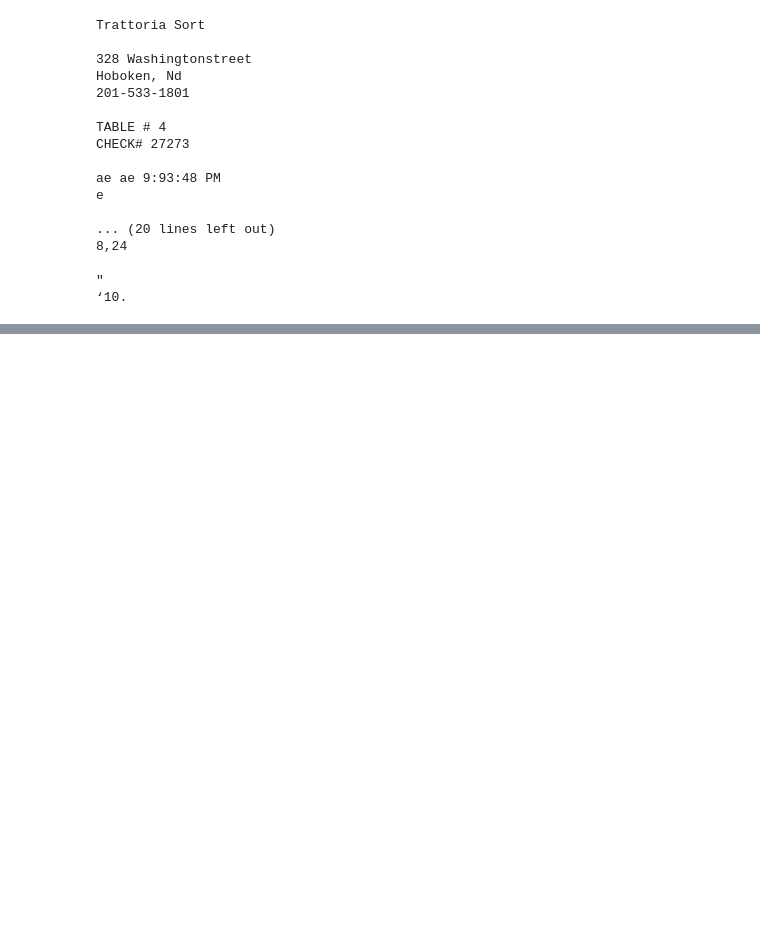
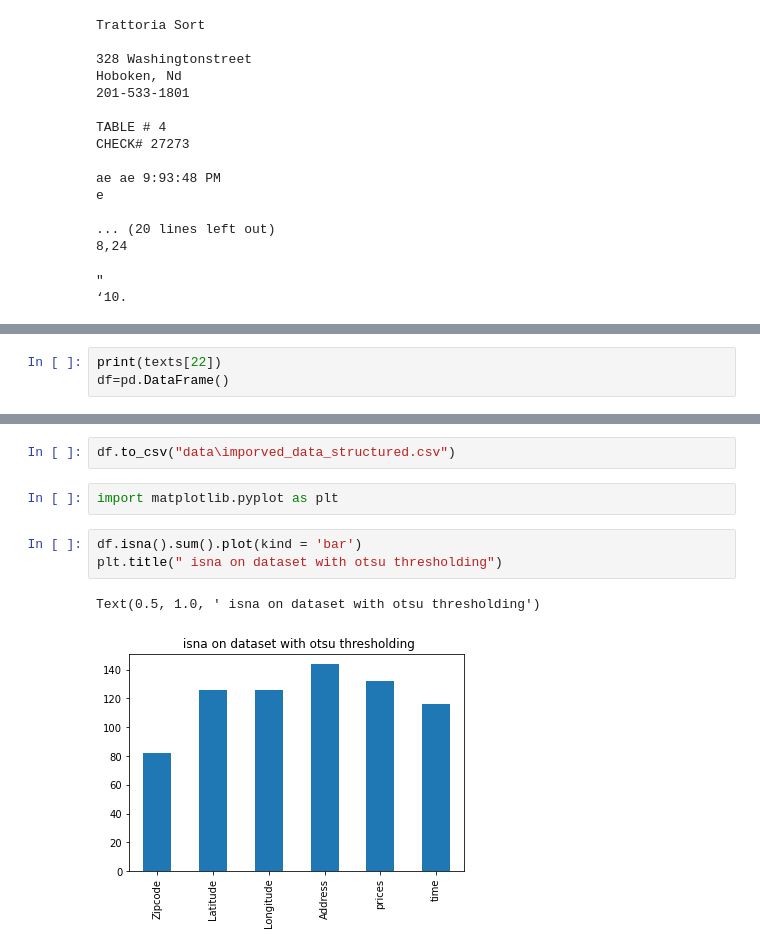
Before and after one commit to mameralomari/reciept-processing-and-text_extraction, a Jupyter notebook: text extraction_mamer.ipynb, the cells around one changed output, grey strips where cells are left out. Cells and saved outputs as stored; diff of their text form; blank space fills up the shorter version.

```diff
--- a/text extraction_mamer.ipynb
+++ b/text extraction_mamer.ipynb
@@ -270,0 +183,3 @@ Opened: 7/1/2018 5:53:46 PM
+# %%
+print(texts[22])
+df=pd.DataFrame()
@@ -270,0 +238,10 @@ Opened: 7/1/2018 5:53:46 PM
+# %%
+df.to_csv("data\imporved_data_structured.csv")
+# %%
+import matplotlib.pyplot as plt
+# %%
+df.isna().sum().plot(kind = 'bar')
+plt.title(" isna on dataset with otsu thresholding")
+# %% [output]
+Text(0.5, 1.0, ' isna on dataset with otsu thresholding')
+[figure, added]
```
Also changed, not shown: parts of 26 cells of this notebook, 11 other files.
